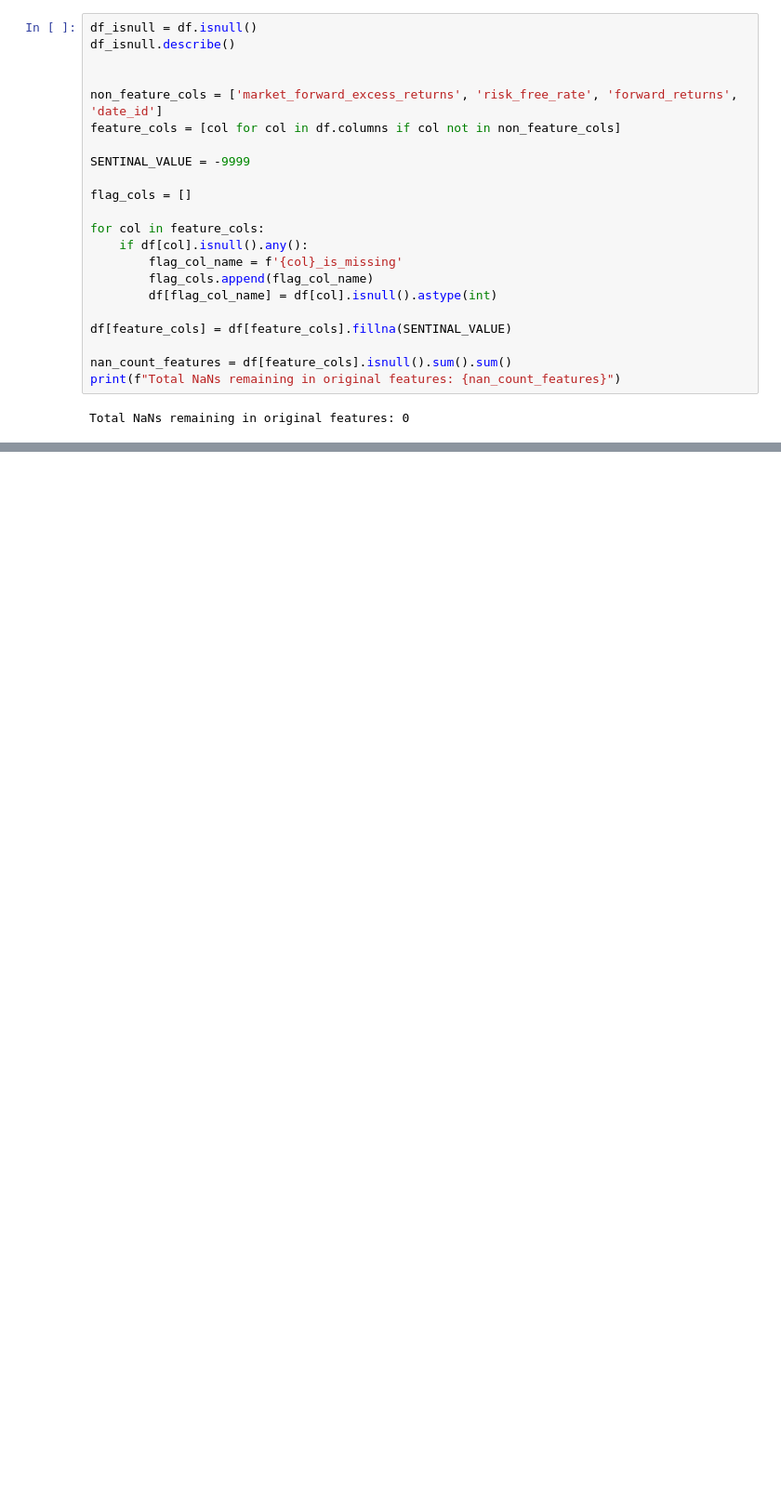
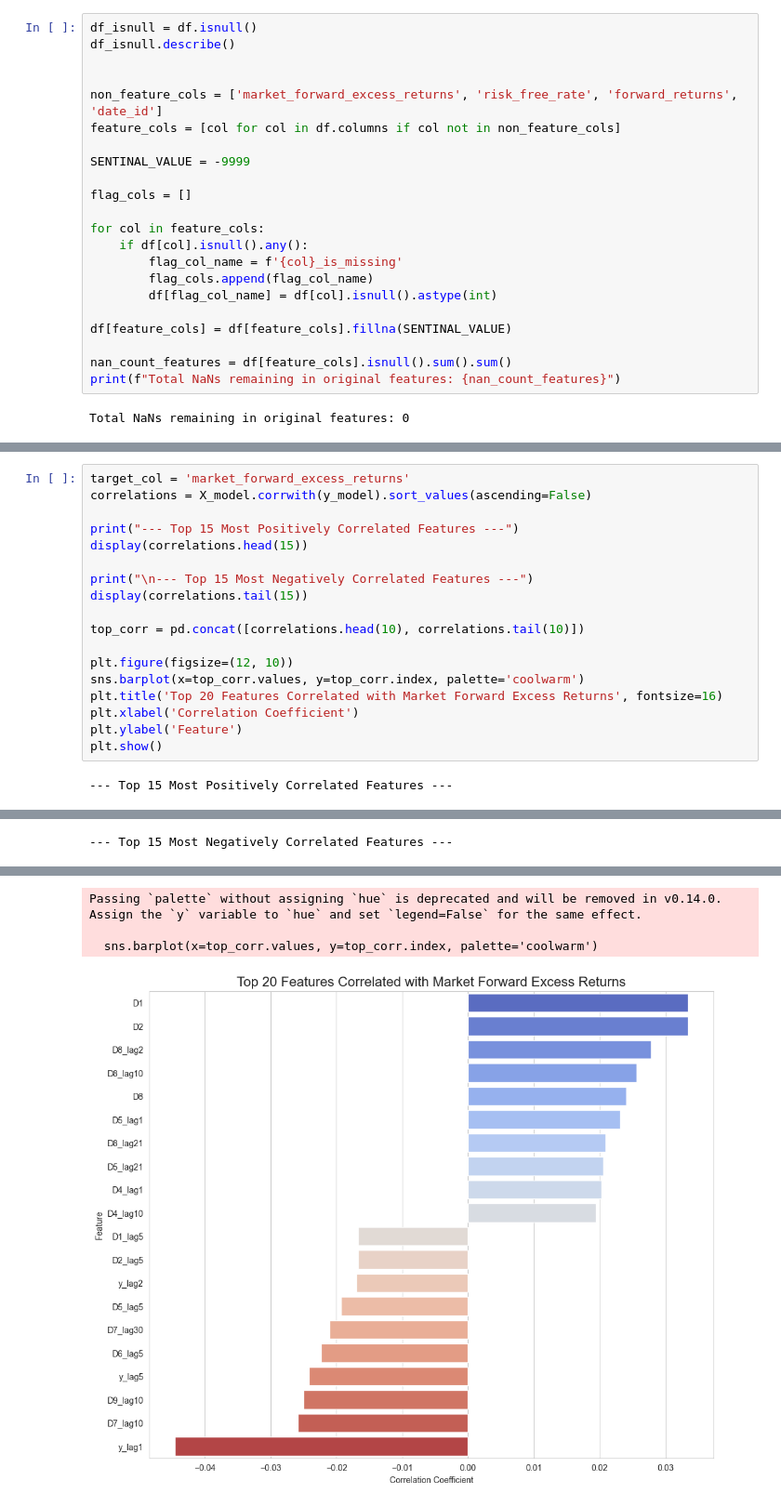
Before and after one commit to lhkkennedy/Hull-Tactical---Market-Prediction-Kaggle-Competition-2025, a Jupyter notebook: market-prediction-data-set-eda.ipynb, the cells around one changed output, grey strips where cells are left out. Shown at 93% size. Saved outputs shown, nothing was run; the diff lists cells and outputs as text; blank space fills up the shorter version.

Commit message:
Testing Correlations with rolling window statistics and lagged variables

```diff
--- a/market-prediction-data-set-eda.ipynb
+++ b/market-prediction-data-set-eda.ipynb
@@ -669,0 +571,20 @@ Name: market_forward_excess_returns, dtype: float64
+# %%
+target_col = 'market_forward_excess_returns'
+correlations = X_model.corrwith(y_model).sort_values(ascending=False)
+
+print("--- Top 15 Most Positively Correlated Features ---")
+display(correlations.head(15))
+
+print("\n--- Top 15 Most Negatively Correlated Features ---")
+display(correlations.tail(15))
+
+top_corr = pd.concat([correlations.head(10), correlations.tail(10)])
+
+plt.figure(figsize=(12, 10))
+sns.barplot(x=top_corr.values, y=top_corr.index, palette='coolwarm')
+plt.title('Top 20 Features Correlated with Market Forward Excess Returns', fontsize=16)
+plt.xlabel('Correlation Coefficient')
+plt.ylabel('Feature')
+plt.show()
+# %% [output]
+--- Top 15 Most Positively Correlated Features ---
@@ -669,0 +607 @@ Name: market_forward_excess_returns, dtype: float64
+--- Top 15 Most Negatively Correlated Features ---
@@ -669,0 +624,4 @@ Name: market_forward_excess_returns, dtype: float64
+Passing `palette` without assigning `hue` is deprecated and will be removed in v0.14.0. Assign the `y` variable to `hue` and set `legend=False` for the same effect.
+
+  sns.barplot(x=top_corr.values, y=top_corr.index, palette='coolwarm')
+[figure, added]
```
Also changed, not shown: parts of 18 cells of this notebook.
